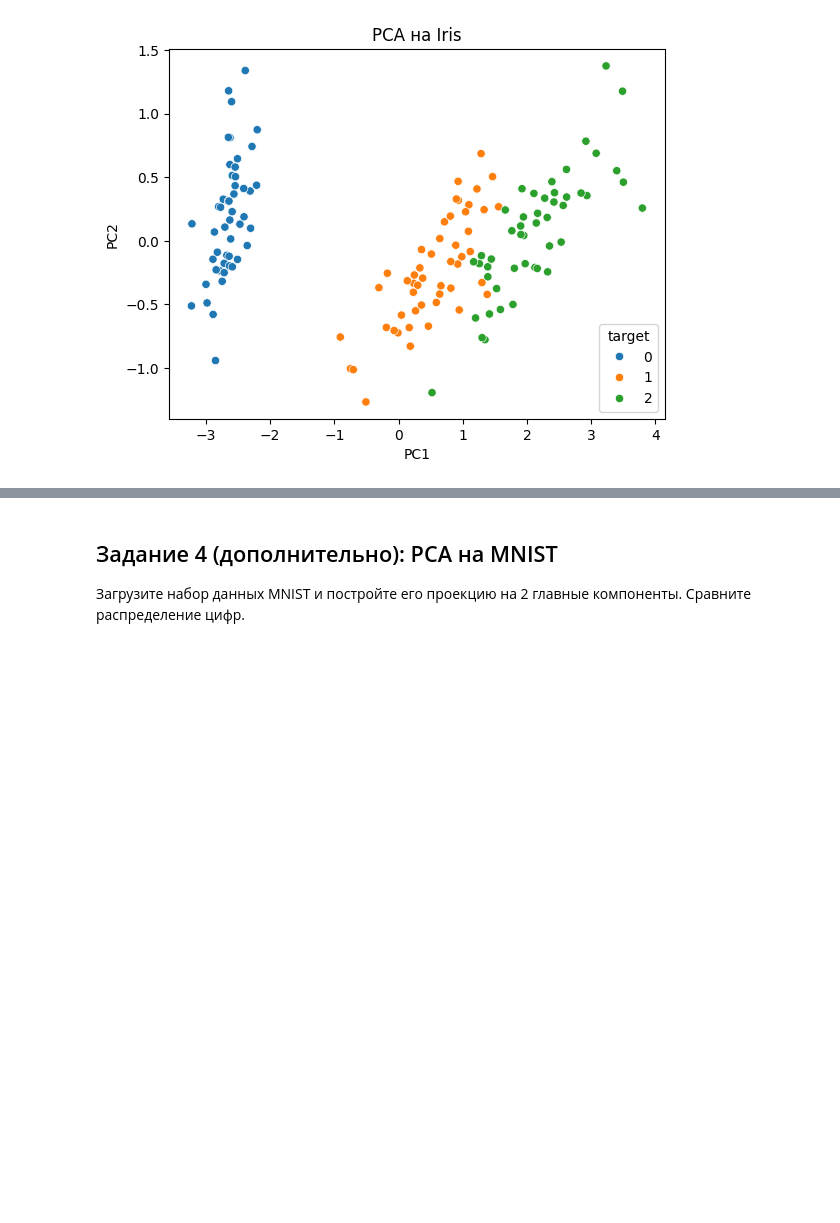
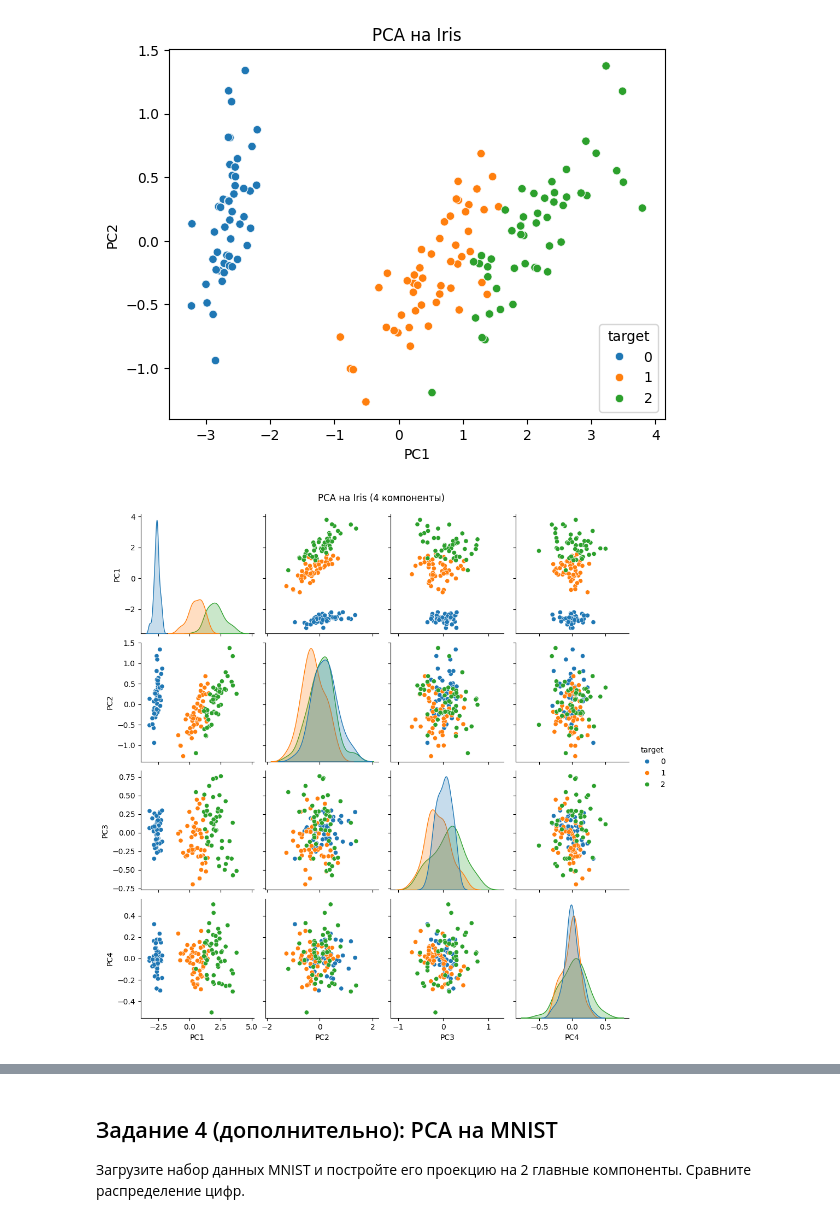
Before and after one commit to alexander-toschev/ml-cs-intro, a Jupyter notebook: orthogonalization_student_practice.ipynb, the cells around one changed output, grey strips where cells are left out. Saved outputs shown, nothing was run; the diff lists cells and outputs as text; code cells hidden in the pictures; blank space fills up the shorter version.

```diff
--- a/orthogonalization_student_practice.ipynb
+++ b/orthogonalization_student_practice.ipynb
@@ -107,6 +123,21 @@ plt.title("PCA на Iris")
 plt.show()
 # %% [output]
 [figure]
+# %%
+iris = load_iris()
+X = iris.data
+y = iris.target
+
+pca = PCA(n_components=4)
+X_pca = pca.fit_transform(X)
+df_pca = pd.DataFrame(X_pca, columns=['PC1', 'PC2','PC3', 'PC4'])
+df_pca['target'] = y
+
+sns.pairplot(df_pca, vars=['PC1','PC2','PC3','PC4'], hue='target', palette='tab10')
+plt.suptitle("PCA на Iris (4 компоненты)", y=1.02)
+plt.show()
+# %% [output]
+[figure, added]
 # %% [markdown]
 ## Задание 3: Влияние регуляризации (Ridge Regression)
 1. Разбейте данные на train/test.
```
Also changed, not shown: parts of 7 cells of this notebook, 3 other files.
